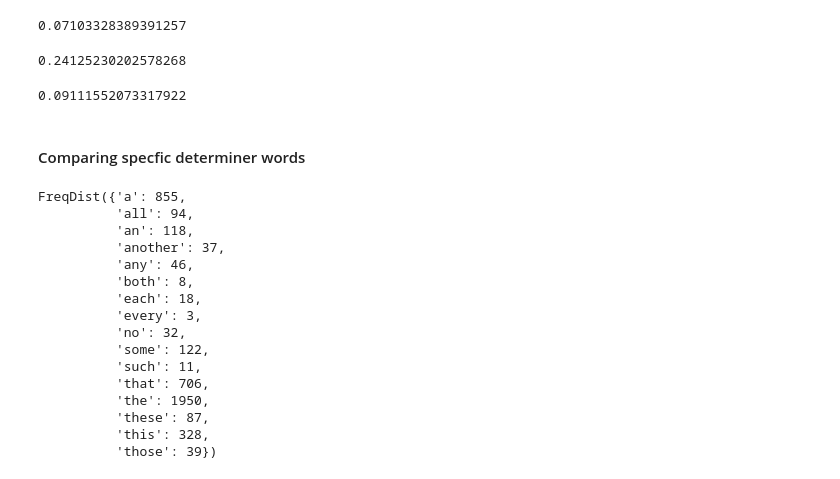
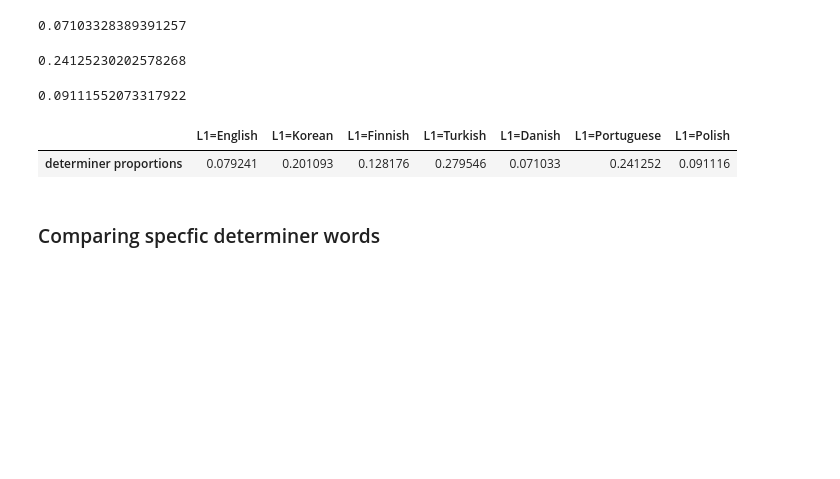
Before and after one commit to Data-Science-for-Linguists/Native_and_Non-native_English, a Jupyter notebook: analysis-languages.ipynb, the cells around one changed output. Cells and saved outputs as stored; diff of their text form; code cells hidden in the pictures; blank space fills up the shorter version.

```diff
--- a/analysis-languages.ipynb
+++ b/analysis-languages.ipynb
@@ -685,8 +720,23 @@ pol_dets/pol_words
 0.07103328389391257
 0.24125230202578268
 0.09111552073317922
+# %%
+det_df = pd.DataFrame(index = ['determiner proportions'], columns = ['L1=English', 'L1=Korean', 'L1=Finnish', 'L1=Turkish', 'L1=Danish', 'L1=Portuguese', 'L1=Polish'])
+
+det_df['L1=English'] = eng_dets/eng_words
+det_df['L1=Korean'] = kor_dets/kor_words
+det_df['L1=Finnish'] = fin_dets/fin_words
+det_df['L1=Turkish'] = tur_dets/tur_words
+det_df['L1=Danish'] = dan_dets/dan_words
+det_df['L1=Portuguese'] = por_dets/por_words
+det_df['L1=Polish'] = pol_dets/pol_words
+
+det_df
+# %% [output]
+|  | L1=English | L1=Korean | L1=Finnish | L1=Turkish | L1=Danish | L1=Portuguese | L1=Polish |
+| determiner proportions | 0.079241 | 0.201093 | 0.128176 | 0.279546 | 0.071033 | 0.241252 | 0.091116 |
 # %% [markdown]
-#### Comparing specfic determiner words
+### Comparing specfic determiner words
 # %%
 def determiner_words(li):
     words = []
@@ -697,24 +747,3 @@ def determiner_words(li):
                 words.append(pair[0].replace("\n", ""))
 
     return words
-# %%
-eng_det_words = determiner_words(eng_speech)
-eng_det_words = nltk.FreqDist(determiner_words(eng_speech))
-eng_det_words
-# %% [output]
-FreqDist({'a': 855,
-          'all': 94,
-          'an': 118,
-          'another': 37,
-          'any': 46,
-          'both': 8,
-          'each': 18,
-          'every': 3,
-          'no': 32,
-          'some': 122,
-          'such': 11,
-          'that': 706,
-          'the': 1950,
-          'these': 87,
-          'this': 328,
-          'those': 39})
```
Also changed, not shown: parts of 14 cells of this notebook.
